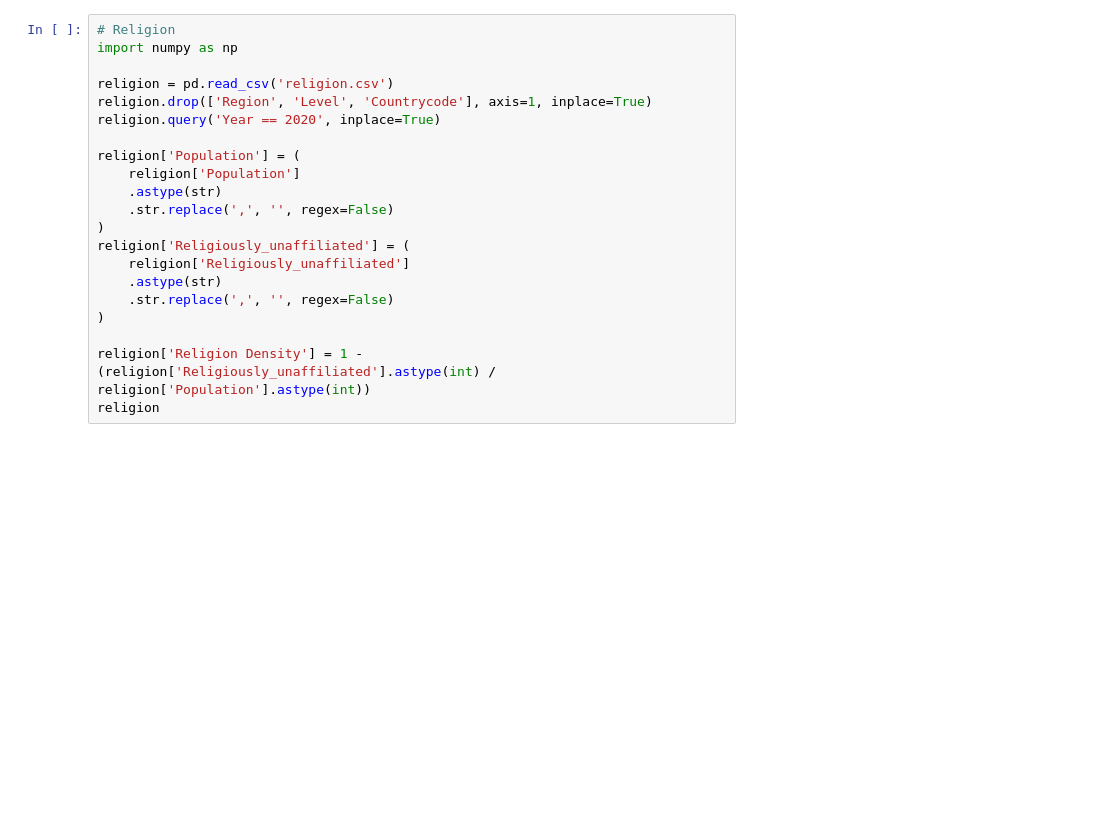
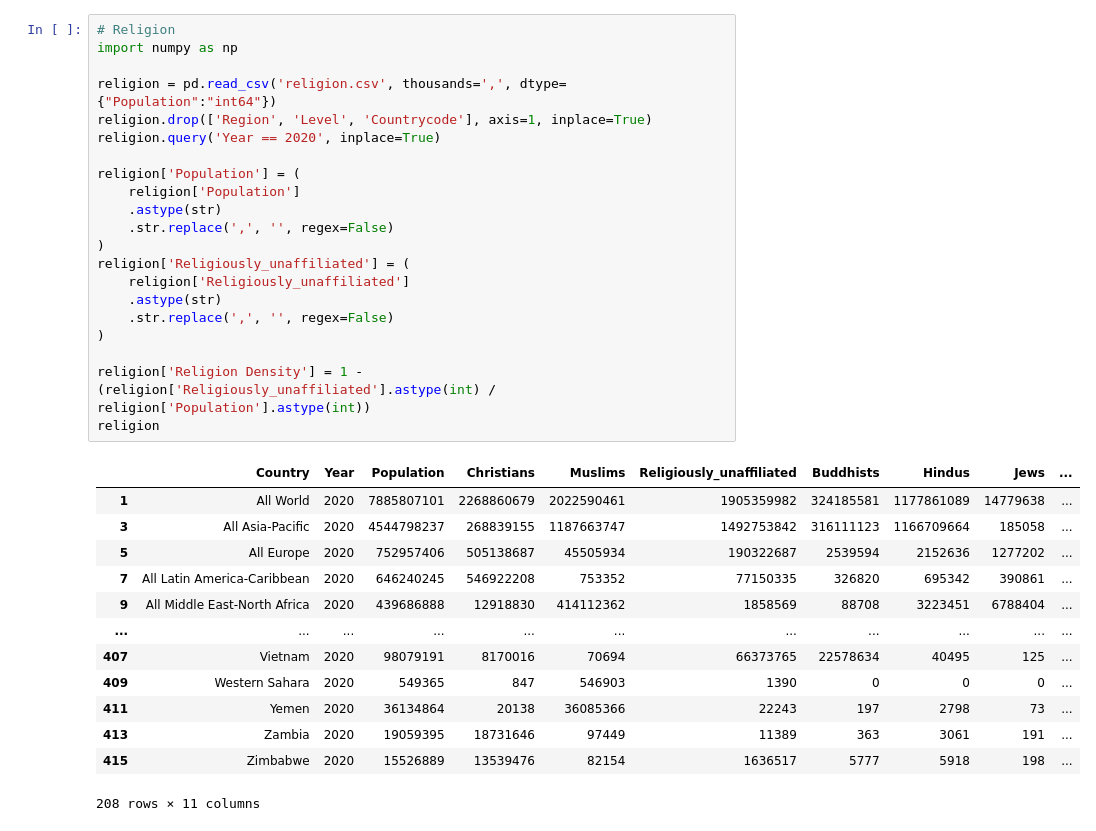
Before and after one commit to RajwatSingh/DS256_FinalProject, a Jupyter notebook: ReligionAndHomicides.ipynb, the cells around one changed output. Saved outputs shown, nothing was run; the diff lists cells and outputs as text; blank space fills up the shorter version.

```diff
--- a/ReligionAndHomicides.ipynb
+++ b/ReligionAndHomicides.ipynb
@@ -10,23 +24,37 @@ country
 # %%
 # Religion
 import numpy as np
 
-religion = pd.read_csv('religion.csv')
+religion = pd.read_csv('religion.csv', thousands=',', dtype={"Population":"int64"})
 religion.drop(['Region', 'Level', 'Countrycode'], axis=1, inplace=True)
 religion.query('Year == 2020', inplace=True)
 
 religion['Population'] = (
     religion['Population']
     .astype(str)
     .str.replace(',', '', regex=False)
 )
 religion['Religiously_unaffiliated'] = (
     religion['Religiously_unaffiliated']
     .astype(str)
     .str.replace(',', '', regex=False)
 )
 
 religion['Religion Density'] = 1 - (religion['Religiously_unaffiliated'].astype(int) / religion['Population'].astype(int))
 religion
+# %% [output]
+|  | Country | Year | Population | Christians | Muslims | Religiously_unaffiliated | Buddhists | Hindus | Jews | ... |
+| 1 | All World | 2020 | 7885807101 | 2268860679 | 2022590461 | 1905359982 | 324185581 | 1177861089 | 14779638 | ... |
+| 3 | All Asia-Pacific | 2020 | 4544798237 | 268839155 | 1187663747 | 1492753842 | 316111123 | 1166709664 | 185058 | ... |
+| 5 | All Europe | 2020 | 752957406 | 505138687 | 45505934 | 190322687 | 2539594 | 2152636 | 1277202 | ... |
+| 7 | All Latin America-Caribbean | 2020 | 646240245 | 546922208 | 753352 | 77150335 | 326820 | 695342 | 390861 | ... |
+| 9 | All Middle East-North Africa | 2020 | 439686888 | 12918830 | 414112362 | 1858569 | 88708 | 3223451 | 6788404 | ... |
+| ... | ... | ... | ... | ... | ... | ... | ... | ... | ... | ... |
+| 407 | Vietnam | 2020 | 98079191 | 8170016 | 70694 | 66373765 | 22578634 | 40495 | 125 | ... |
+| 409 | Western Sahara | 2020 | 549365 | 847 | 546903 | 1390 | 0 | 0 | 0 | ... |
+| 411 | Yemen | 2020 | 36134864 | 20138 | 36085366 | 22243 | 197 | 2798 | 73 | ... |
+| 413 | Zambia | 2020 | 19059395 | 18731646 | 97449 | 11389 | 363 | 3061 | 191 | ... |
+| 415 | Zimbabwe | 2020 | 15526889 | 13539476 | 82154 | 1636517 | 5777 | 5918 | 198 | ... |
+208 rows × 11 columns
 # %%
 # Sex
```
Also changed, not shown: parts of 4 cells of this notebook.
